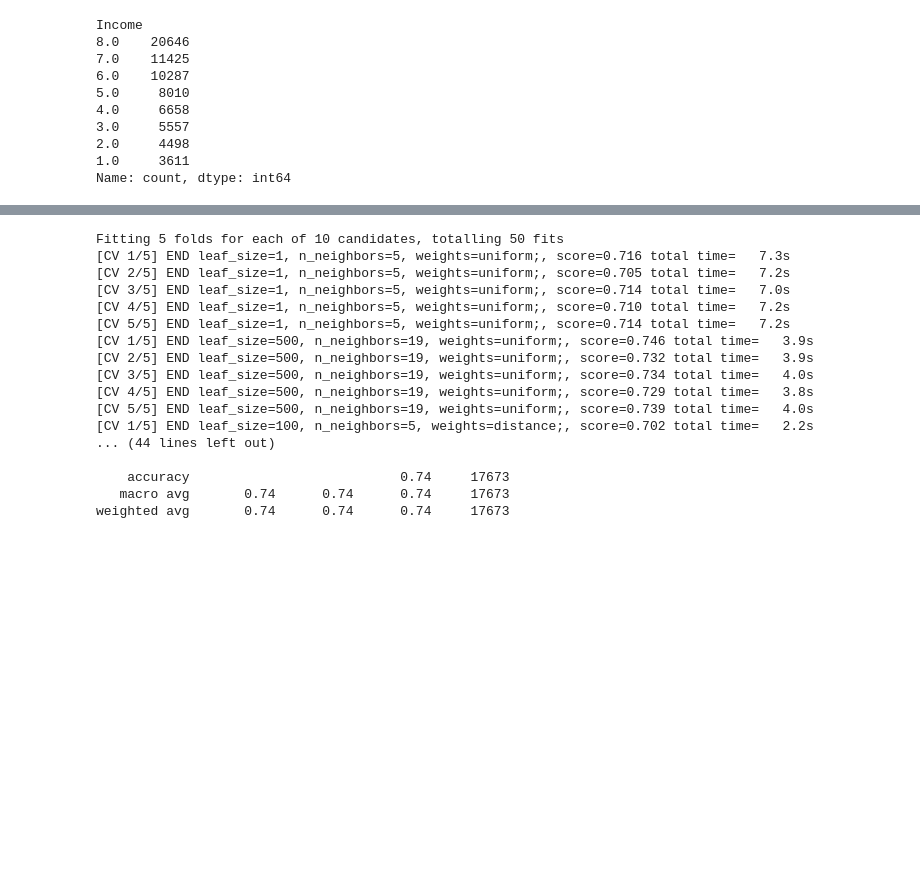
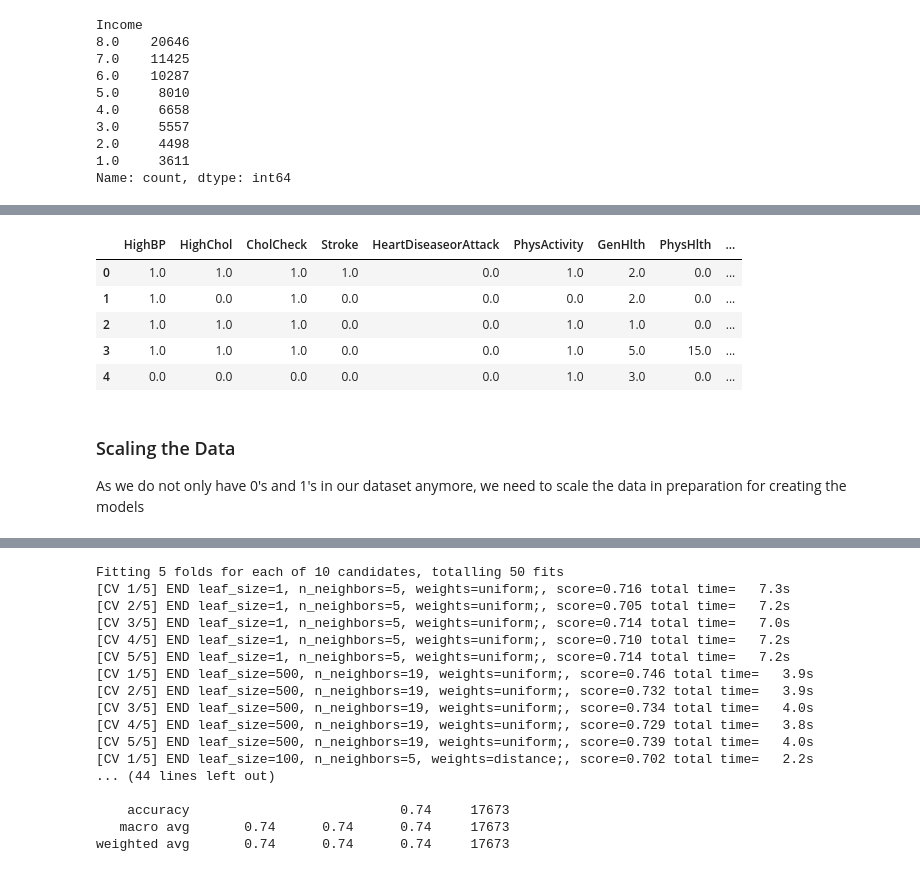
Before and after one commit to yiannisp1822/Project2_Diabetes, a Jupyter notebook: diabetes-prediction-modeling-s_copy.ipynb, the cells around one changed output, grey strips where cells are left out. Drawn from its saved outputs; the diff is of its cells as text; code cells hidden in the pictures; blank space fills up the shorter version.

Commit message:
edited s_copy notebook, almost at final stage to push to main

```diff
--- a/diabetes-prediction-modeling-s_copy.ipynb
+++ b/diabetes-prediction-modeling-s_copy.ipynb
@@ -581,0 +553,32 @@ weighted avg       0.74      0.74      0.74     17673
+# %%
+# Initially, we dropped all the columns that we had encoded, such as Age, Education, Income, and BMI. In the end, we only went with BMI, but the following code still honors our initial research. We first create a copy of the unencoded data and then drop the columns we want to encode. We also reset the index so that our encoded columns to not get mismatched
+# TRAINING
+x_train_unencoded_init = x_train_init.copy().drop(columns=['Age', 'Education', 'Income', 'BMI'])
+x_train_unencoded_init = x_train_unencoded_init.reset_index(drop=True)
+
+# For our final analysis, we drop BMI only, as that is the only column we moved forward with encoding and that needed encoding regardless. We first create a copy of the unencoded data and then drop the columns we want to encode
+x_train_unencoded = x_train.copy().drop(columns=['BMI'])
+x_train_unencoded = x_train_unencoded.reset_index(drop=True)
+
+# The same processes above are applied to the testing data, copy the unencoded data, drop the columns we want to encode, and then reset the index so that the encoded columns arent misaligned when concatenating.
+# TESTING
+# Our initial analysis
+x_test_unencoded_init = x_test.copy().drop(columns=['Age', 'Education', 'Income', 'BMI'])
+x_test_unencoded_init = x_test_unencoded_init.reset_index(drop=True)
+
+# Our final analysis
+x_test_unencoded = x_test.copy().drop(columns=['BMI'])
+x_test_unencoded = x_test_unencoded.reset_index(drop=True)
+
+# add the encoded columns back to the main dataframe
+# Our initial analysis, train and test
+x_train_encoded_init = pd.concat([x_train_unencoded_init, encode_BMI_df_train, encode_income_df_train, encode_educ_df_train, encode_age_df_train], axis=1)
+x_test_encoded_init = pd.concat([x_test_unencoded_init, encode_BMI_df_test, encode_income_df_test, encode_educ_df_test, encode_age_df_test], axis=1)
+
+# Our final analysis, train and test
+x_train_encoded = pd.concat([x_train_unencoded, encode_BMI_df_train], axis=1)
+x_test_encoded = pd.concat([x_test_unencoded, encode_BMI_df_test], axis=1)
+
+# the results to ensure that the concatentations did not result in misaligns and therefore NaNs
+display(x_train_encoded.isna().sum())
+display(x_test_encoded.isna().sum())
@@ -581,0 +614,13 @@ weighted avg       0.74      0.74      0.74     17673
+# %%
+# Our new encoded data to use for the models
+x_train_encoded.head()
+# %% [output]
+|  | HighBP | HighChol | CholCheck | Stroke | HeartDiseaseorAttack | PhysActivity | GenHlth | PhysHlth | ... |
+| 0 | 1.0 | 1.0 | 1.0 | 1.0 | 0.0 | 1.0 | 2.0 | 0.0 | ... |
+| 1 | 1.0 | 0.0 | 1.0 | 0.0 | 0.0 | 0.0 | 2.0 | 0.0 | ... |
+| 2 | 1.0 | 1.0 | 1.0 | 0.0 | 0.0 | 1.0 | 1.0 | 0.0 | ... |
+| 3 | 1.0 | 1.0 | 1.0 | 0.0 | 0.0 | 1.0 | 5.0 | 15.0 | ... |
+| 4 | 0.0 | 0.0 | 0.0 | 0.0 | 0.0 | 1.0 | 3.0 | 0.0 | ... |
+# %% [markdown]
+### Scaling the Data
+As we do not only have 0's and 1's in our dataset anymore, we need to scale the data in preparation for creating the models
```
Also changed, not shown: parts of 135 cells of this notebook, 1 other file.
